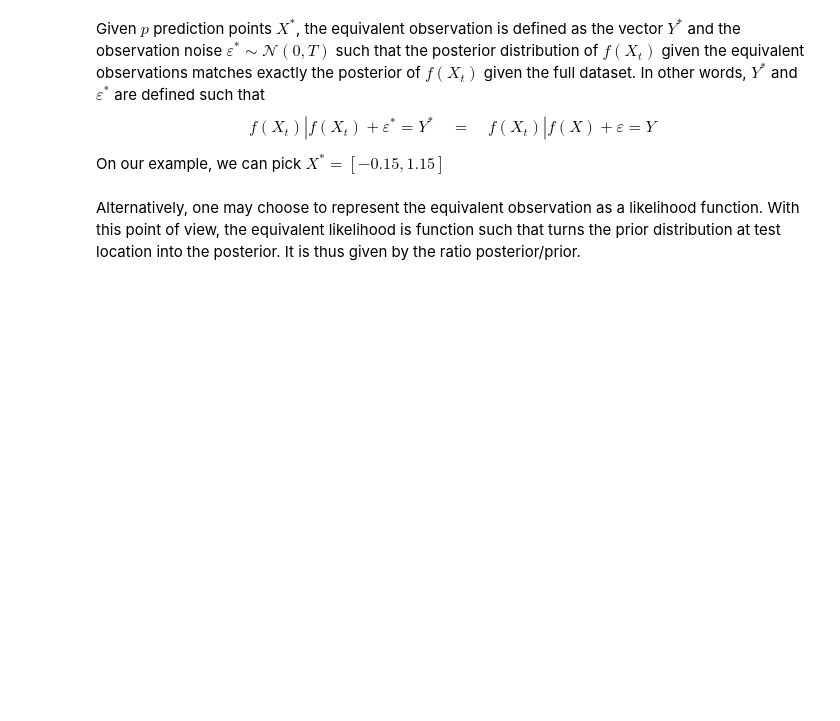
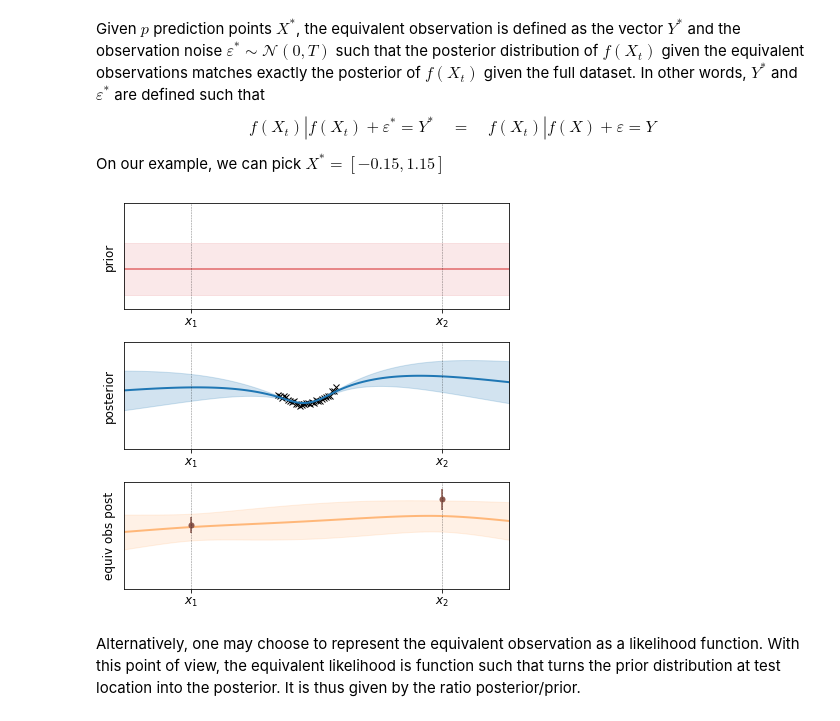
Before and after one commit to NicolasDurrande/guepard, a Jupyter notebook: docs/notebooks/explaining_equivalent_obs.ipynb, the cells around one changed output. Saved outputs shown, nothing was run; the diff lists cells and outputs as text; code cells hidden in the pictures; blank space fills up the shorter version.

```diff
--- a/docs/notebooks/explaining_equivalent_obs.ipynb
+++ b/docs/notebooks/explaining_equivalent_obs.ipynb
@@ -81,41 +84,55 @@ On our example, we can pick $X^* = [-0.15, 1.15]$
 # %%
 Xt = np.array([[-0.15, 1.15]]).T
 mup, Sp = np.zeros((2, 1)), kernel.K(Xt).numpy()
 
 jitter = 1e-8 * np.eye(2)
 
 # Compute the equivalent observations
 me1, Se1 = m.predict_f(Xt, full_cov=True)
 me1, Se1 = me1.numpy(), Se1.numpy()[0]
 Spl1 = Sp @ np.linalg.inv(Sp - Se1 + jitter) @ Sp - Sp
 Spl1 = np.linalg.inv(-np.linalg.inv(Sp) + np.linalg.inv(Se1) + jitter)   # This is T
 mpl1 = mup + Sp @ np.linalg.inv(Sp - Se1 + jitter) @ (me1 - mup)         # This is Y^*
 
 # posterior predictions given the equivalent observation
 x = np.linspace(-.5, 1.5, 101)[:, None]
 kx = kernel.K(x, Xt).numpy()
 kxx = kernel.K(x).numpy()
 mx = kx @ np.linalg.inv(Sp + Spl1) @ mpl1
-vx = kxx - kx @ np.linalg.inv(Sp + Spl1) @ kx.T
-vx = np.diag(vx)[:, None]
+vx_full = kxx - kx @ np.linalg.inv(Sp + Spl1) @ kx.T
+vx = np.diag(vx_full)[:, None]
 
-# plot predictions
-fig, axes = plt.subplots(1, 1, figsize=(6, 3))
+### plot predictions
+fig, axes = plt.subplots(3, 1, figsize=(6, 6))
+
+# prior
+plot_mean_conf(x, 0*x, 0*x+kxx[0,0]  , axes[0], 'C3', alpha=.5)
+axes[0].set_ylabel("prior")
+
+# posterior
 x = np.linspace(-.5, 1.5, 101)[:, None]
-plt.plot(X, Y, 'kx', alpha=0.1)
-plot_model(m, axes, x)
-plot_mean_conf(x, mx, vx, axes, 'C1', alpha=.5)
+plot_model(m, axes[1], x)
+axes[1].set_ylabel("posterior")
 
-[axes.axvline(x, color='k', linestyle="dashed", linewidth=.5, alpha=.5) for x in Xt]
-[plt.plot(x, y, "C1o", ms=5.) for x, y in zip(Xt, mpl1)]
-[plt.vlines(x, y-np.sqrt(c), y+np.sqrt(c) , "C1") for x, y, c in zip(Xt, mpl1, np.diag(Spl1))]
-axes.set_xticks(Xt.flatten().tolist())
-axes.set_yticks([])
-axes.set_xticklabels(["$x_1$", "$x_2$"])
-axes.set_ylabel("$y$")
+# equivalent_obs
+plot_mean_conf(x, mx, vx, axes[2], 'C1', alpha=.5)
+[plt.plot(x, y, "C5o", ms=5.) for x, y in zip(Xt, mpl1)]
+[plt.vlines(x, y-np.sqrt(c), y+np.sqrt(c) , "C5") for x, y, c in zip(Xt, mpl1, np.diag(Spl1))]
+axes[2].set_ylabel("equiv obs post")
+
+for ax in axes:
+    [ax.axvline(x, color='k', linestyle="dashed", linewidth=.5, alpha=.5) for x in Xt]
+    ax.set_xticks(Xt.flatten().tolist())
+    ax.set_yticks([])
+    ax.set_xticklabels(["$x_1$", "$x_2$"])
+    ax.set_xlim((-.5, 1.5))
+    ax.set_ylim((-3, 5))
+
 plt.tight_layout()
 
 #plt.savefig("plots/toy_implicit_obs.pdf")
+# %% [output]
+[figure, added]
 # %% [markdown]
 Alternatively, one may choose to represent the equivalent observation as a likelihood function. With this point of view, the equivalent likelihood is function such that turns the prior distribution at test location into the posterior. It is thus given by the ratio posterior/prior.
 # %%
```
Also changed, not shown: parts of 6 cells of this notebook, 5 other files.
